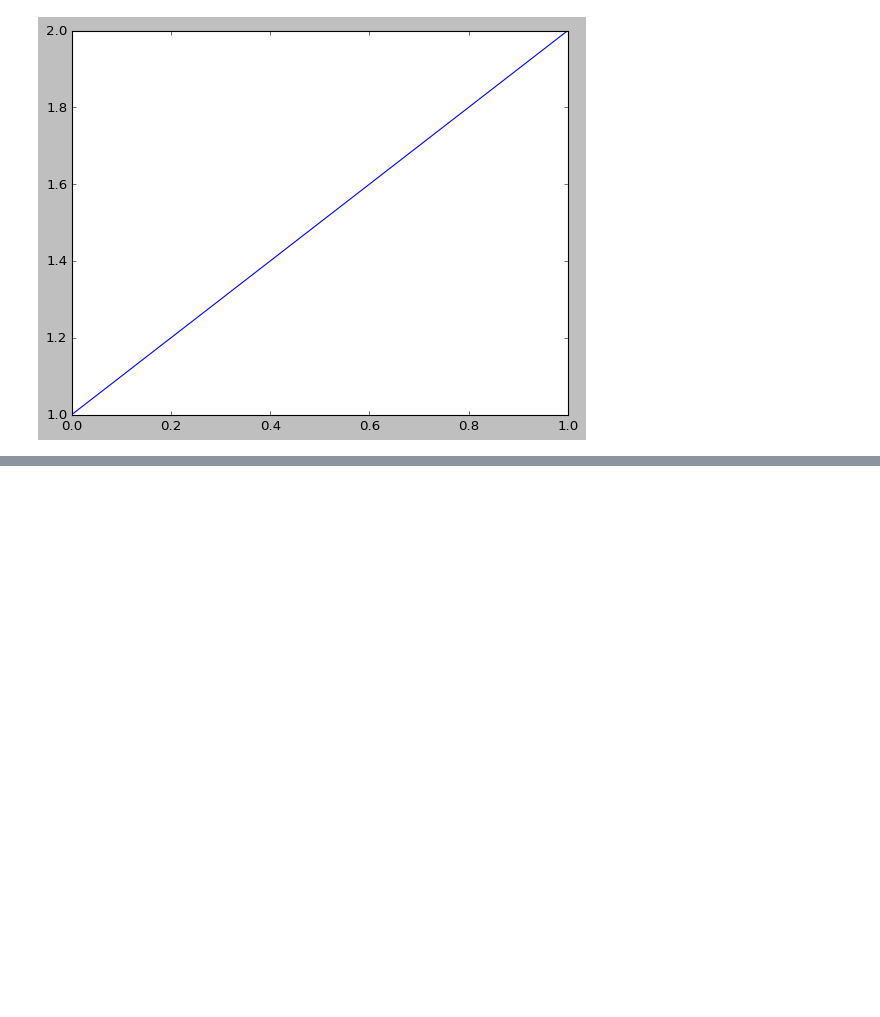
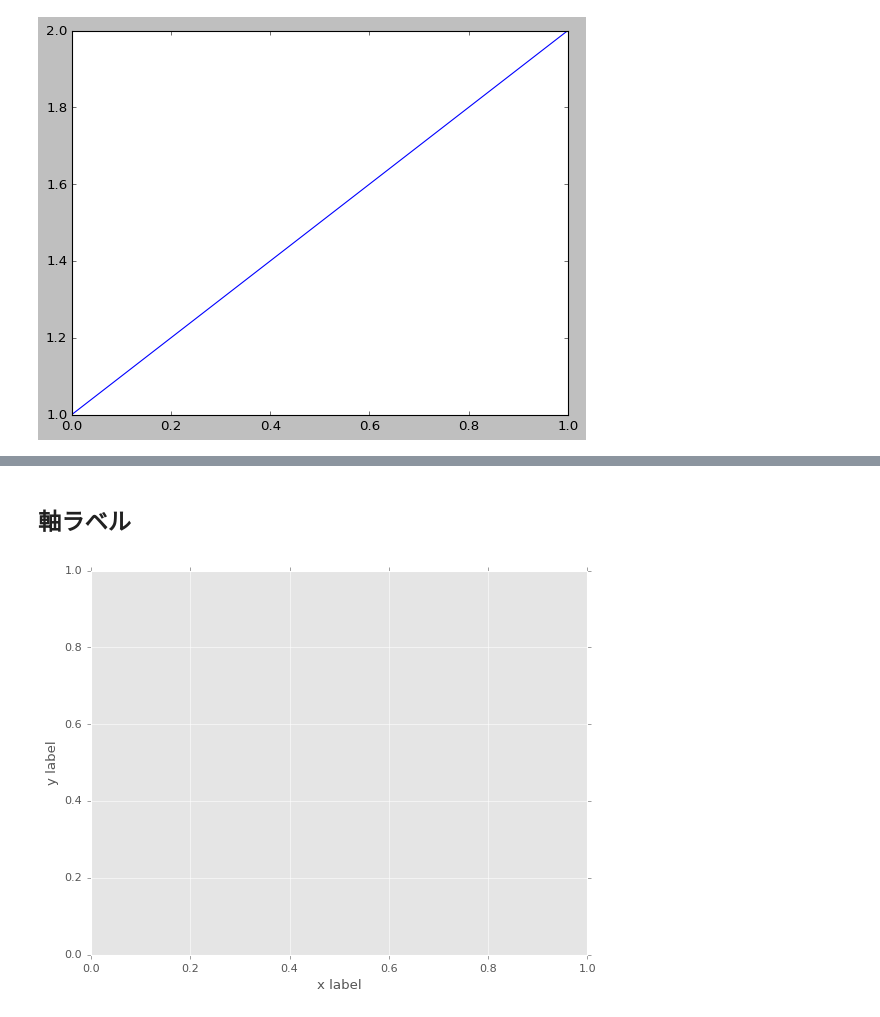
Before and after one commit to taka-yoko/python_data_analysis, a Jupyter notebook: matplotlib.ipynb, the cells around one changed output, grey strips where cells are left out. Cells and saved outputs as stored; diff of their text form; code cells hidden in the pictures; blank space fills up the shorter version.

```diff
--- a/matplotlib.ipynb
+++ b/matplotlib.ipynb
@@ -75,0 +92,11 @@ plt.show()
+# %% [markdown]
+## 軸ラベル
+# %%
+fig, ax = plt.subplots()
+
+ax.set_xlabel('x label')
+ax.set_ylabel('y label')
+
+plt.show()
+# %% [output]
+[figure, added]
```
Also changed, not shown: parts of 55 cells of this notebook, 3 other files.
